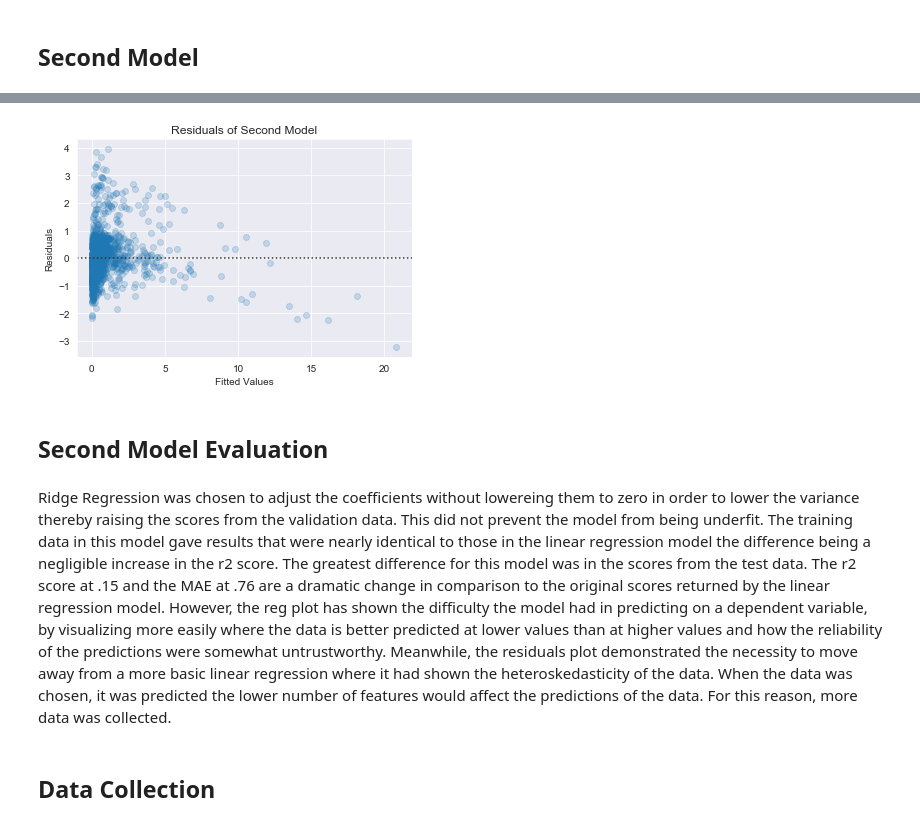
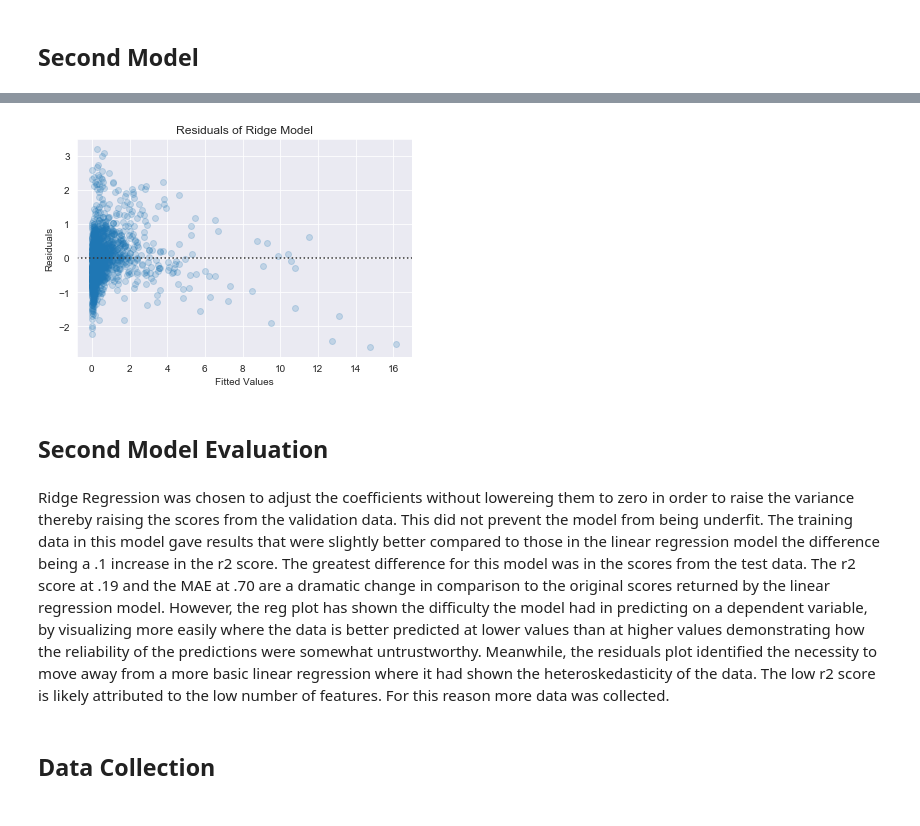
Before and after one commit to RCKettel/CapstoneProject, a Jupyter notebook: Projects/FinalNotebook.ipynb, the cells around one changed output, grey strips where cells are left out. Cells and saved outputs as stored; diff of their text form; code cells hidden in the pictures.

```diff
--- a/Projects/FinalNotebook.ipynb
+++ b/Projects/FinalNotebook.ipynb
@@ -86,3 +87,5 @@ sglobal.head()
+# %%
+sglobal.drop(index=[0, 1, 5957], inplace = True)
 # %% [markdown]
 #### Dropping NaN values
 # %%
@@ -219,8 +232,8 @@ print(mean_absolute_error(y_test, linreg.predict(X_test_ohe_ss)))
 # %%
+sns.set_style('darkgrid')
 sns.regplot(y_test, linreg.predict(X_test_ohe_ss), ci=False,
             scatter_kws={'alpha': 0.2}, line_kws={"color": "grey"})
 plt.title('Projected Sales Linear Regression')
 plt.xlabel('Sales Values')
 plt.ylabel('Projected Sales')
-plt.savefig('LinRgRegPlt');
 # %% [output]
@@ -270,14 +281,14 @@ plt.savefig('ActVsProjSlsscndMod');
 # %%
 sns.residplot(y_test, ridge.predict(X_test_ohe_ss), scatter_kws={'alpha': 0.2})
-plt.title('Residuals of Second Model')
+plt.title('Residuals of Ridge Model')
 plt.xlabel('Fitted Values')
-plt.ylabel('Residuals');
+plt.ylabel('Residuals')
 # %% [output]
-[figure, old version]
+[figure, new version]
 # %% [markdown]
 ## Second Model Evaluation
 # %% [markdown]
-Ridge Regression was chosen to adjust the coefficients without lowereing them to zero in order to lower the variance thereby raising the scores from the validation data.  This did not prevent the model from being underfit. The training data in this model gave results that were nearly identical to those in the linear regression model the difference being a negligible increase in the r2 score.  The greatest difference for this model was in the scores from the test data.  The r2 score at .15 and the MAE at .76 are a dramatic change in comparison to the original scores returned by the linear regression model. However, the reg plot has shown the difficulty the model had in predicting on a dependent variable, by visualizing more easily where the data is better predicted at lower values than at higher values and how the reliability of the predictions were somewhat untrustworthy. Meanwhile, the residuals plot demonstrated the necessity to move away from a more basic linear regression where it had shown the heteroskedasticity of the data.  When the data was chosen, it was predicted the lower number of features would affect the predictions of the data.  For this reason, more data was collected.
+Ridge Regression was chosen to adjust the coefficients without lowereing them to zero in order to raise the variance thereby raising the scores from the validation data.  This did not prevent the model from being underfit. The training data in this model gave results that were slightly better compared to those in the linear regression model the difference being a .1 increase in the r2 score.  The greatest difference for this model was in the scores from the test data.  The r2 score at .19 and the MAE at .70 are a dramatic change in comparison to the original scores returned by the linear regression model. However, the reg plot has shown the difficulty the model had in predicting on a dependent variable, by visualizing more easily where the data is better predicted at lower values than at higher values demonstrating how the reliability of the predictions were somewhat untrustworthy. Meanwhile, the residuals plot identified the necessity to move away from a more basic linear regression where it had shown the heteroskedasticity of the data.  The low r2 score is likely attributed to the low number of features.  For this reason more data was collected.
 # %% [markdown]
 ## Data Collection
 # %% [markdown]
```
Also changed, not shown: parts of 33 cells of this notebook, 17 other files.
